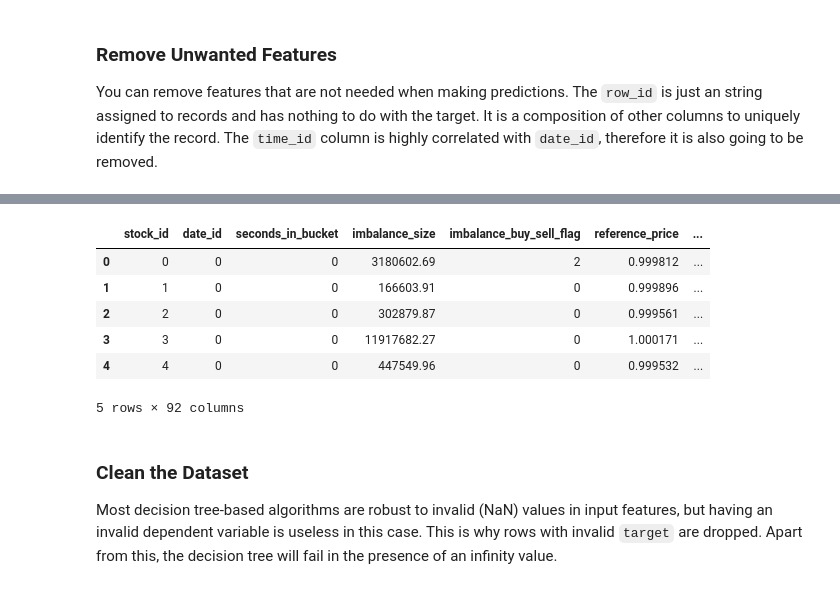
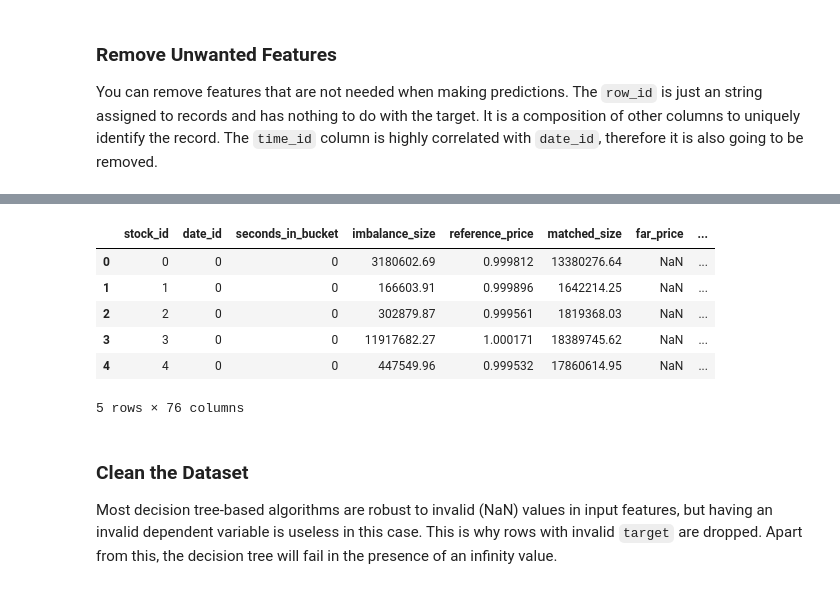
Before and after one commit to salvaba94/trading-at-the-close, a Jupyter notebook: preprocessing.ipynb, the cells around one changed output, grey strips where cells are left out. Drawn from its saved outputs; the diff is of its cells as text; code cells hidden in the pictures.

```diff
--- a/preprocessing.ipynb
+++ b/preprocessing.ipynb
@@ -75,7 +74,7 @@ class CFG:
     MODEL = LGBMRegressor
     CROSSVAL = TrainTestSplit
     SHUFFLE = True # Not convenient in time series
-    N_FOLDS = 3
+    N_FOLDS = 1
     TEST_SIZE = 45
     N_JOBS = 1
     FEAT_COUNT= 50 # .-1 deactivates feature selection
@@ -483,5 +485,5 @@ weights = [
 # %%
-from utils.aggregations import aggregate, apply_aggregations
+from utils.features import make_aggregated_features
 
 # Create aggregations
-aggregations_stock, aggregations = aggregate(df, weights)
+df = make_aggregated_features(df, WEIGHTS, reduce_memory=False)
@@ -488,3 +491,0 @@ aggregations_stock, aggregations = aggregate(df, weights)
-# %%
-# Apply aggregations
-df = apply_aggregations(df, aggregations_stock=aggregations_stock, aggregations_date=aggregations, reduce_memory=True)
@@ -498,3 +492,7 @@ df = apply_aggregations(df, aggregations_stock=aggregations_stock, aggregations_
+# %%
+from utils.features import make_rolling_features
+
+df = make_rolling_features(df, reduce_memory=False)
 # %% [markdown]
 ### Remove Unwanted Features
 
@@ -503,9 +501,9 @@ You can remove features that are not needed when making predictions. The `row_id
 from utils.features import select_features
 
 # Remove "row_id" and "time_id", it is unnecessary
-drop_features = ["row_id", "time_id"]
+drop_features = ["row_id", "time_id", "imbalance_buy_sell_flag"]
 selected_features = [elem for elem in df.columns if elem not in drop_features]
-df = select_features(df, features=selected_features, reduce_memory=False)
+df = select_features(df, features=selected_features, reduce_memory=True)
 
 # Check that the columns are indeed dropped
 df.head()
@@ -514,10 +516,10 @@ df.head()
-|  | stock_id | date_id | seconds_in_bucket | imbalance_size | imbalance_buy_sell_flag | reference_price | ... |
-| 0 | 0 | 0 | 0 | 3180602.69 | 2 | 0.999812 | ... |
-| 1 | 1 | 0 | 0 | 166603.91 | 0 | 0.999896 | ... |
-| 2 | 2 | 0 | 0 | 302879.87 | 0 | 0.999561 | ... |
-| 3 | 3 | 0 | 0 | 11917682.27 | 0 | 1.000171 | ... |
-| 4 | 4 | 0 | 0 | 447549.96 | 0 | 0.999532 | ... |
+|  | stock_id | date_id | seconds_in_bucket | imbalance_size | reference_price | matched_size | far_price | ... |
+| 0 | 0 | 0 | 0 | 3180602.69 | 0.999812 | 13380276.64 | NaN | ... |
+| 1 | 1 | 0 | 0 | 166603.91 | 0.999896 | 1642214.25 | NaN | ... |
+| 2 | 2 | 0 | 0 | 302879.87 | 0.999561 | 1819368.03 | NaN | ... |
+| 3 | 3 | 0 | 0 | 11917682.27 | 1.000171 | 18389745.62 | NaN | ... |
+| 4 | 4 | 0 | 0 | 447549.96 | 0.999532 | 17860614.95 | NaN | ... |
-5 rows × 92 columns
+5 rows × 76 columns
 # %% [markdown]
 ### Clean the Dataset
 
```
Also changed, not shown: parts of 18 cells of this notebook, 8 other files.
